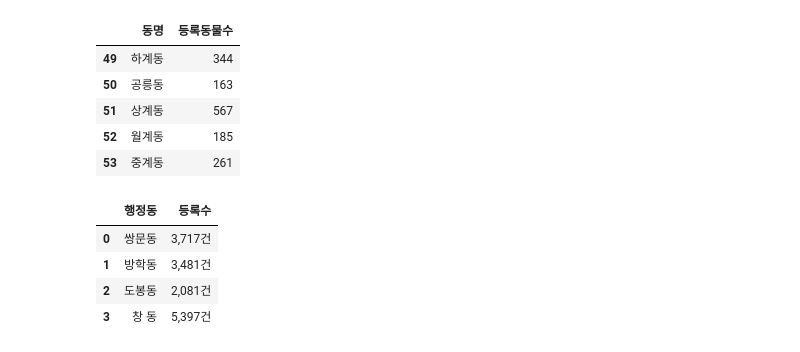
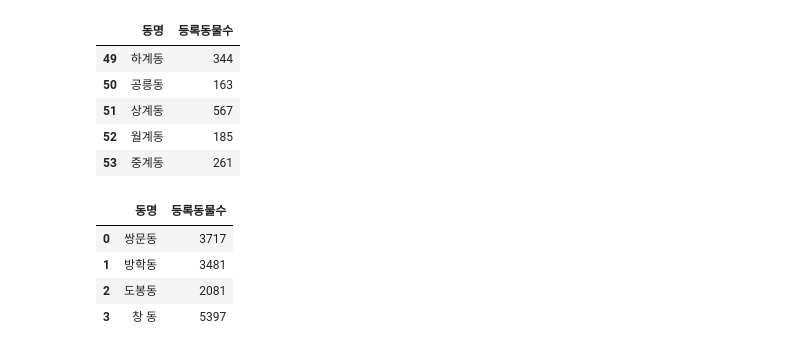
Before and after one commit to y109240/dataAnalysis, a Jupyter notebook: 데이터분석_미니프로젝트.ipynb, the cells around one changed output. Drawn from its saved outputs; the diff is of its cells as text; code cells hidden in the pictures.

```diff
--- a/데이터분석_미니프로젝트.ipynb
+++ b/데이터분석_미니프로젝트.ipynb
@@ -122,11 +148,12 @@ import pandas as pd
 | 53 | 중계동 | 261 |
 # %%
 도봉구 = pd.read_csv('반려동물/도봉구.csv', encoding='cp949')
-도봉구.columns = ['동명', '동물등록수']
-도봉구.동물등록수
+도봉구.columns = ['동명', '등록동물수']
+도봉구['등록동물수'] = 도봉구.등록동물수.str.replace(",","").str.replace("건", "").astype('int64')
+도봉구
 # %% [output]
-|  | 행정동 | 등록수 |
-| 0 | 쌍문동 | 3,717건 |
-| 1 | 방학동 | 3,481건 |
-| 2 | 도봉동 | 2,081건 |
-| 3 | 창 동 | 5,397건 |
+|  | 동명 | 등록동물수 |
+| 0 | 쌍문동 | 3717 |
+| 1 | 방학동 | 3481 |
+| 2 | 도봉동 | 2081 |
+| 3 | 창 동 | 5397 |
```
Also changed, not shown: parts of 30 cells of this notebook.
